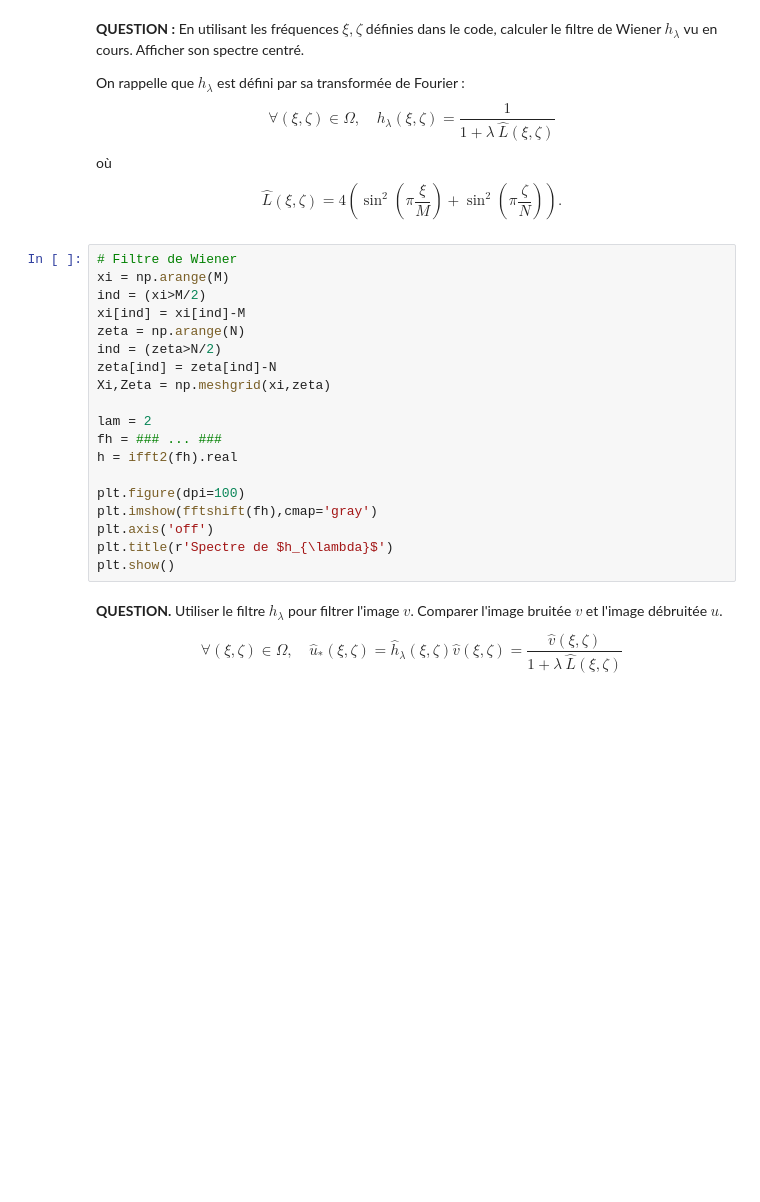
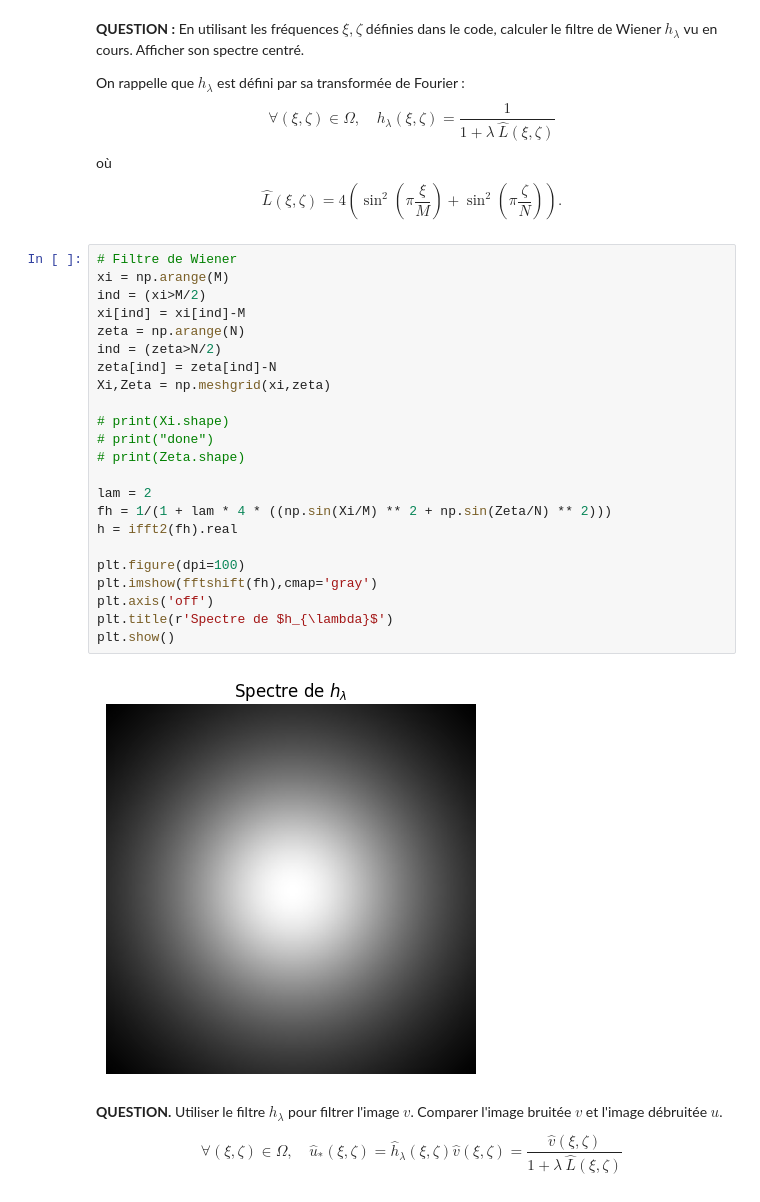
Before and after one commit to RunjiaChen/imageweek, a Jupyter notebook: exo1.ipynb, the cells around one changed output. Drawn from its saved outputs; the diff is of its cells as text; blank space fills up the shorter version.

```diff
--- a/exo1.ipynb
+++ b/exo1.ipynb
@@ -128,22 +143,28 @@ $$ \hat{L}(\xi,\zeta) = 4 \left( \sin^2\left(\pi \frac{\xi}{M}\right) + \sin^2 \
 # %%
 # Filtre de Wiener
 xi = np.arange(M)
 ind = (xi>M/2)
 xi[ind] = xi[ind]-M
 zeta = np.arange(N)
 ind = (zeta>N/2)
 zeta[ind] = zeta[ind]-N
 Xi,Zeta = np.meshgrid(xi,zeta)
 
+# print(Xi.shape)
+# print("done")
+# print(Zeta.shape)
+
 lam = 2
-fh = ### ... ###
+fh = 1/(1 + lam * 4 * ((np.sin(Xi/M) ** 2 + np.sin(Zeta/N) ** 2)))
 h = ifft2(fh).real
 
 plt.figure(dpi=100)
 plt.imshow(fftshift(fh),cmap='gray')
 plt.axis('off')
 plt.title(r'Spectre de $h_{\lambda}$')
 plt.show()
+# %% [output]
+[figure, added]
 # %% [markdown]
 **QUESTION.** Utiliser le filtre $h_{\lambda}$ pour filtrer l'image $v$.
 Comparer l'image bruitée $v$ et l'image débruitée $u$.
```
Also changed, not shown: parts of 14 cells of this notebook.
